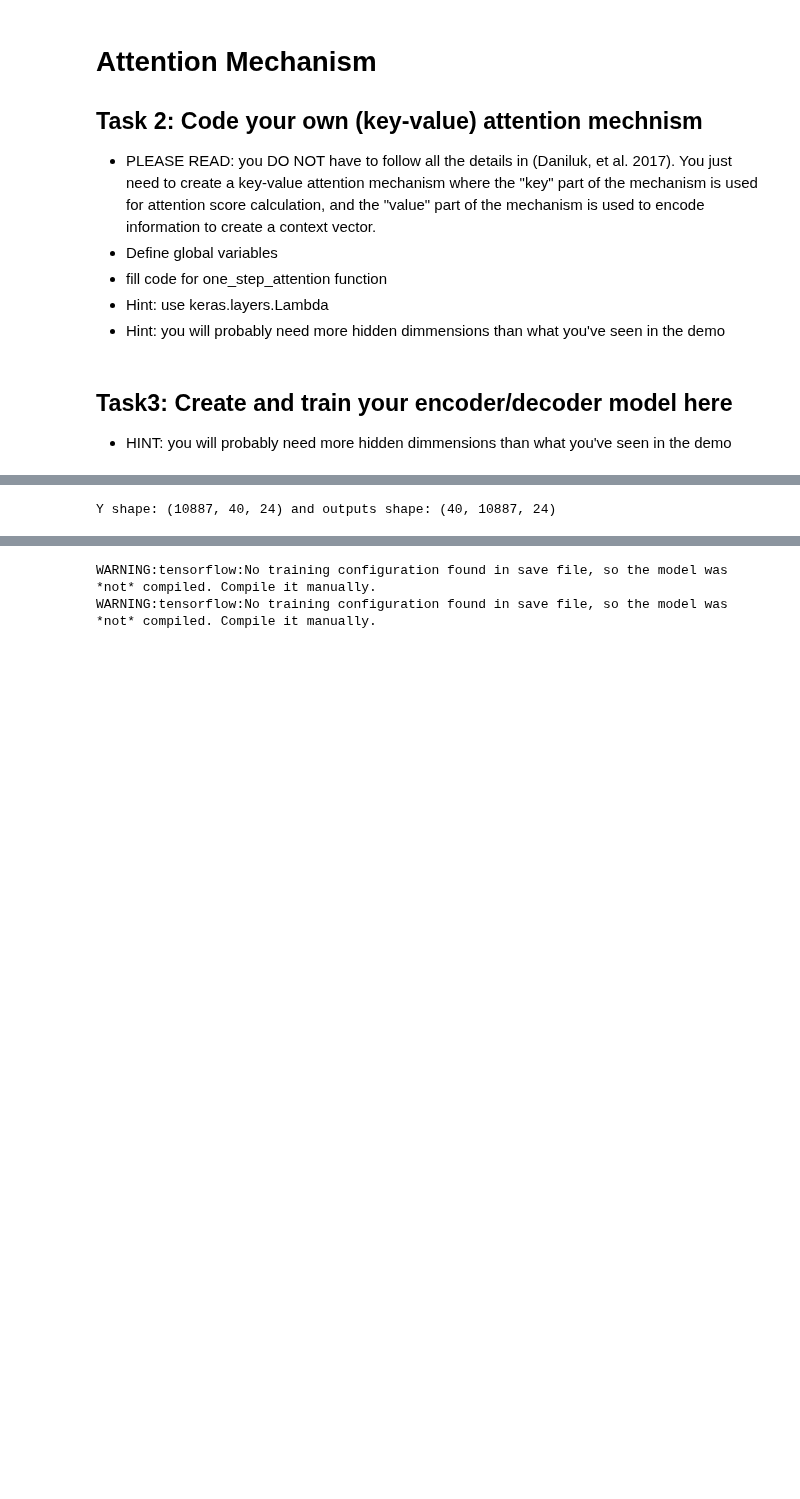
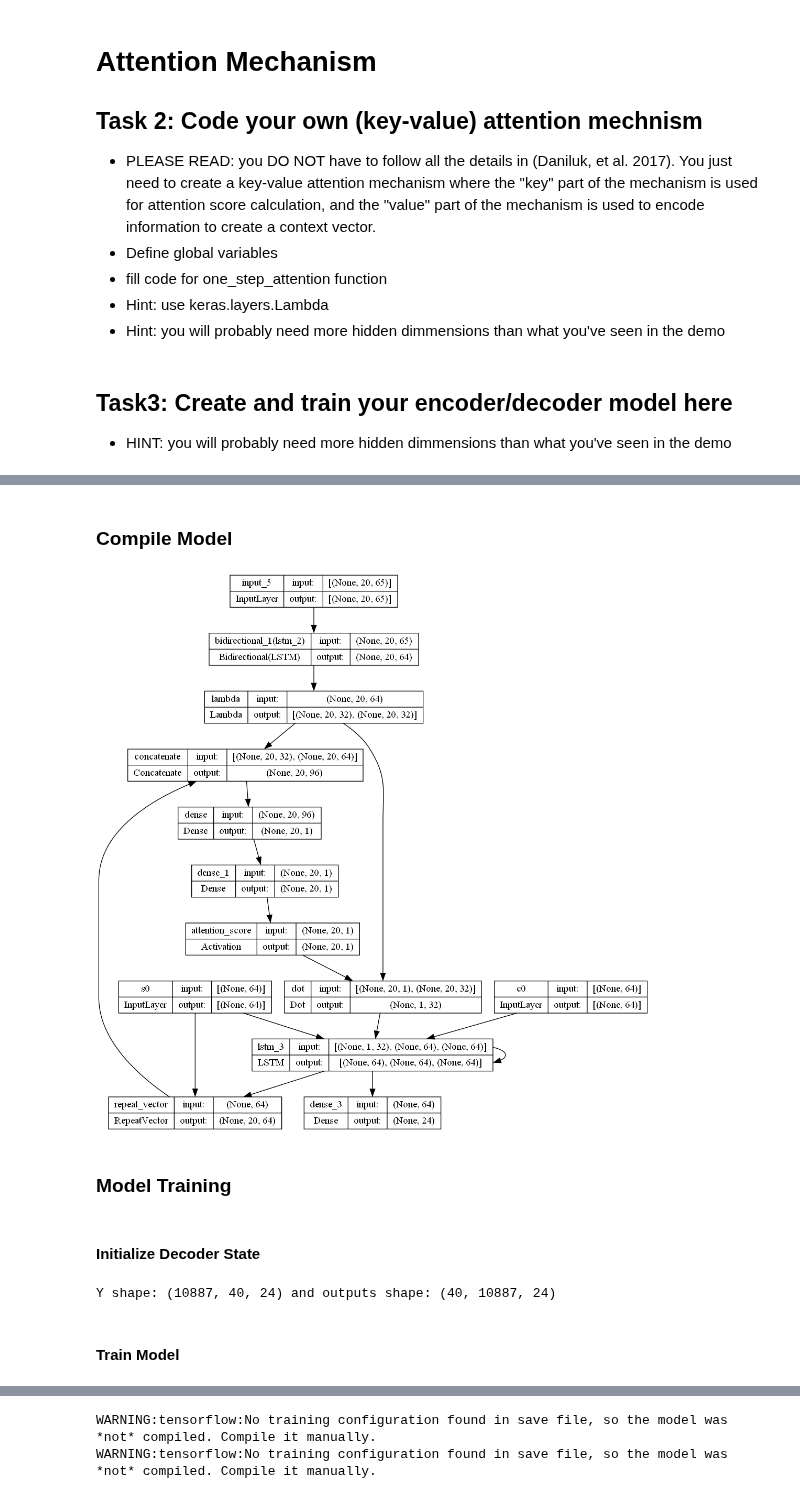
Before and after one commit to AthimetA/FRA501_Natural_Language_Processing, a Jupyter notebook: Homework/HW4/HW4_temp.ipynb, the cells around one changed output, grey strips where cells are left out. Saved outputs shown, nothing was run; the diff lists cells and outputs as text; code cells hidden in the pictures; blank space fills up the shorter version.

```diff
--- a/Homework/HW4/HW4_temp.ipynb
+++ b/Homework/HW4/HW4_temp.ipynb
@@ -385,5 +417,7 @@ def model(Tx, Ty, n_h, n_s, vocab_size, machine_vocab_size):
 #     model = Model(inputs=[encoder_input, decoder_state_input_h, decoder_state_input_c], outputs=outputs)
 
 #     return model
+# %% [markdown]
+### **Compile Model**
 # %%
 model = model(Tx, Ty, n_h, n_s, vocab_size, output_vocab_size)
@@ -393,20 +426,25 @@ model = model(Tx, Ty, n_h, n_s, vocab_size, output_vocab_size)
 opt = Adam(learning_rate=0.001)
 model.compile(optimizer=opt, loss='categorical_crossentropy', metrics=['accuracy'])
 # %%
-# from keras.utils import plot_model
-
-# plot_model(model, to_file='model.png', show_shapes=True, show_layer_names=True)
+plot_model(model, to_file='model.png', show_shapes=True, show_layer_names=True)
+# %% [output]
+[figure, added]
+# %% [markdown]
+### **Model Training**
+# %% [markdown]
+#### **Initialize Decoder State**
 # %%
 # Initialize s0 and c0
-# With m = vocab_size, n_s = 64 hidden dimensions of the decoder
-s0 = np.zeros((m, n_s))
-c0 = np.zeros((m, n_s))
+# With vocab_size, n_s = 64 hidden dimensions of the decoder
+s0 = np.zeros((data_size, n_s))
+c0 = np.zeros((data_size, n_s))
 # Create a list of outputs
-# We need to swap the axis because the model expects the output to be of shape (m, Ty, vocab_size)
+# We need to swap the axis because the model expects the output to be of shape (Ty, data_size, vocab_size)
 outputs = list(Y.swapaxes(0,1))
+print(f'Y shape: {Y.shape} and outputs shape: {np.array(outputs).shape}')
+# %% [output]
+Y shape: (10887, 40, 24) and outputs shape: (40, 10887, 24)
-# %%
-print(f'Y shape: {Y.shape} and outputs shape: {np.array(outputs).shape}')
-# %% [output]
-Y shape: (10887, 40, 24) and outputs shape: (40, 10887, 24)
+# %% [markdown]
+#### **Train Model**
 # %%
 # model.fit([X, s0, c0], outputs, epochs=100, batch_size=64, verbose=1)
```
Also changed, not shown: parts of 31 cells of this notebook, 1 other file.
